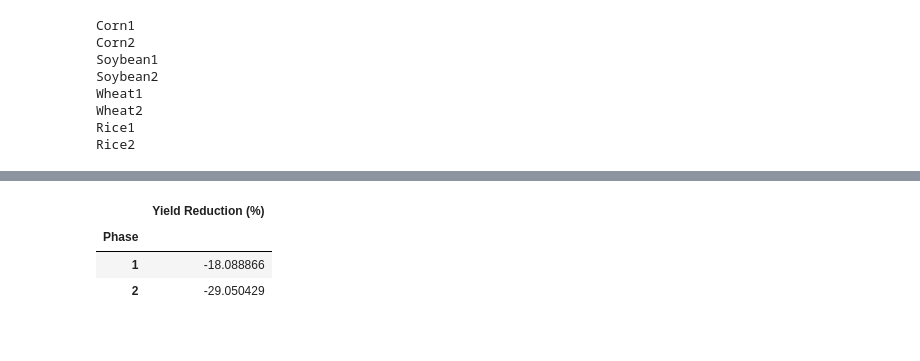
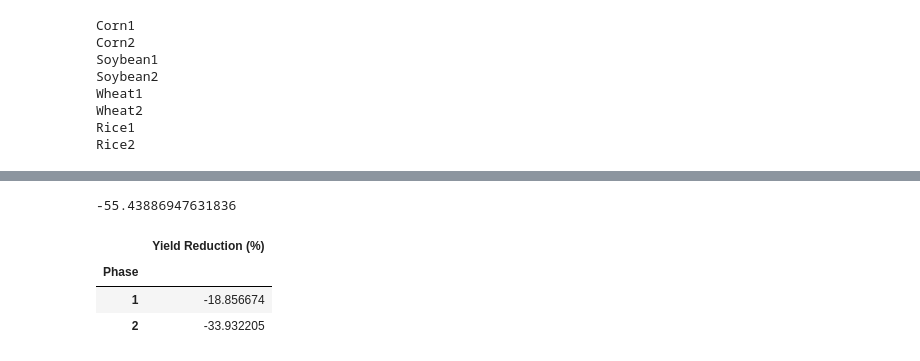
Before and after one commit to allfed/LosingIndustryCropYields, a Jupyter notebook: scripts/Reduction_by_continent.ipynb, the cells around one changed output, grey strips where cells are left out. Cells and saved outputs as stored; diff of their text form; code cells hidden in the pictures.

```diff
--- a/scripts/Reduction_by_continent.ipynb
+++ b/scripts/Reduction_by_continent.ipynb
@@ -104,13 +104,17 @@ Rice 2
 # change phase to string
 region_yield_reduction["phase"] = region_yield_reduction["phase"].astype(str)
 region_yield_reduction.columns = ["Continent", "Crop", "Phase", "Yield Reduction (%)"]
+# %%
+region_yield_reduction["Yield Reduction (%)"].min()
+# %% [output]
+-55.43886947631836
 # %%
-region_yield_reduction.groupby("Phase").mean()
+region_yield_reduction.groupby("Phase").median()
 # %% [output]
 |  | Yield Reduction (%) |
 | Phase |  |
-| 1 | -18.088866 |
-| 2 | -29.050429 |
+| 1 | -18.856674 |
+| 2 | -33.932205 |
 # %%
 region_yield_reduction.groupby(["Crop"]).mean()
 # %% [output]
```
Also changed, not shown: parts of 5 cells of this notebook, 8 other files.
